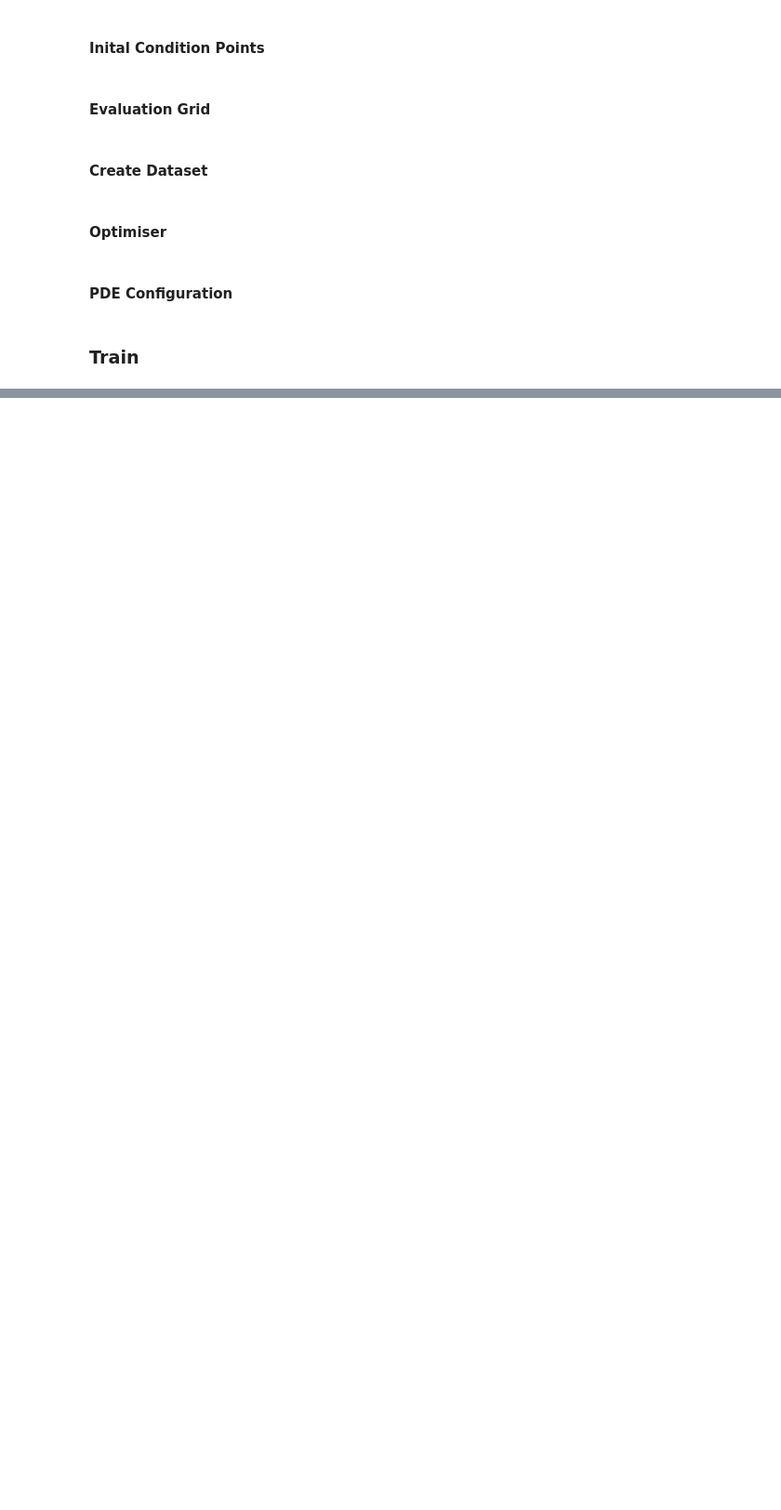
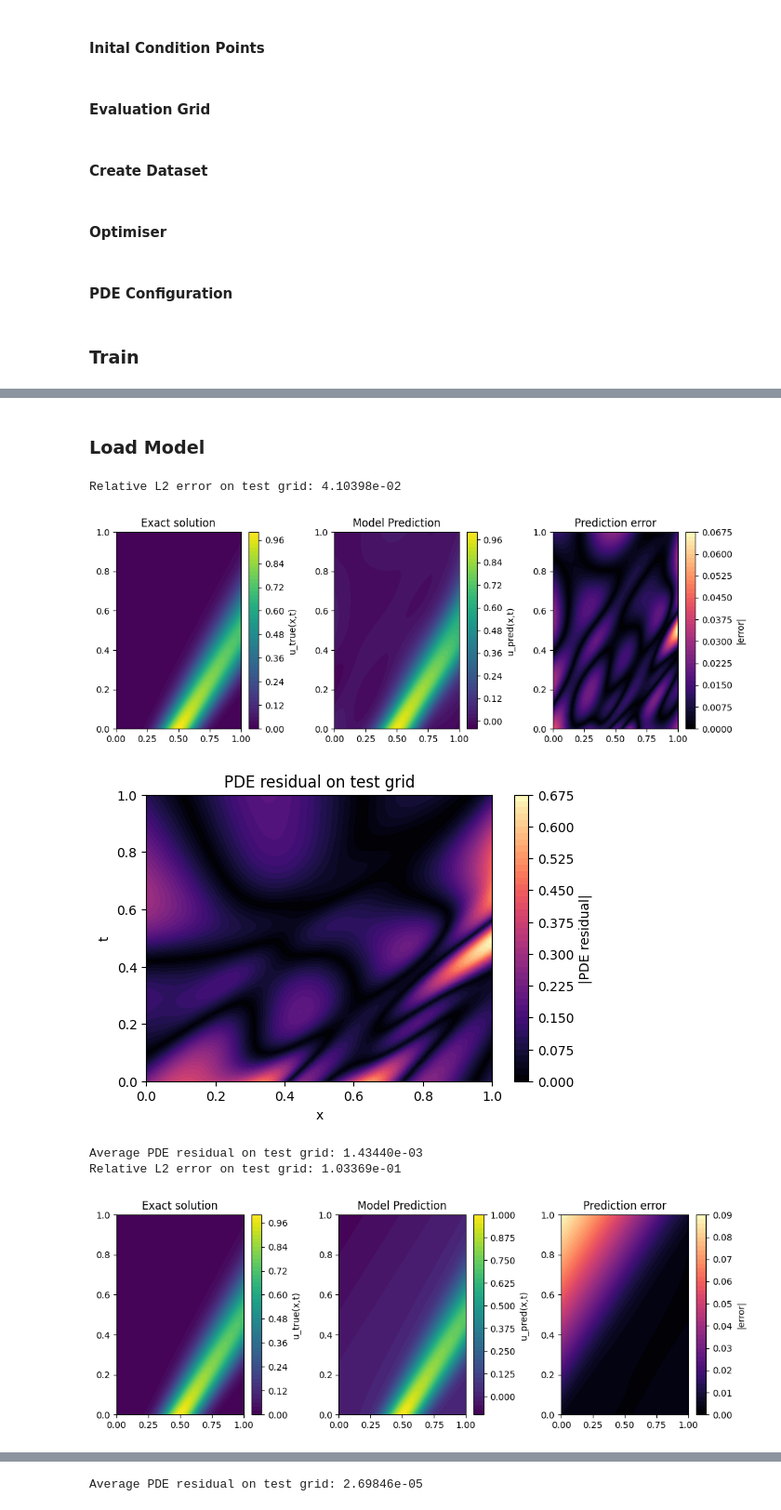
Before and after one commit to Saul-Harwin/PINNs-vs-Data-Driven-Neural-Networks-for-Fluid-Flow, a Jupyter notebook: main.ipynb, the cells around one changed output, grey strips where cells are left out. Shown at 93% size. Saved outputs shown, nothing was run; the diff lists cells and outputs as text; code cells hidden in the pictures; blank space fills up the shorter version.

```diff
--- a/main.ipynb
+++ b/main.ipynb
@@ -495,0 +810,44 @@ Step 25000 | Relative L2 Error: 2.6980e-02
+# %% [markdown]
+### Load Model
+# %%
+with torch.serialization.safe_globals([NNData, PDEConfig]):
+    nn_checkpoint = torch.load("nn_full_checkpoint.pth", weights_only=False)
+
+loaded_nn_model = FCN(2, 1, 32, 3)
+loaded_nn_model.load_state_dict(nn_checkpoint["model_state_dict"])
+loaded_nn_model.eval()
+
+loaded_nn_data = nn_checkpoint["data"]      # now safe
+loaded_nn_pde = nn_checkpoint["pde_params"]
+# %%
+with torch.serialization.safe_globals([PINNData, PDEConfig]):
+    pinn_checkpoint = torch.load("pinn_full_checkpoint.pth", weights_only=False)
+
+loaded_pinn_model = FCN(2, 1, 32, 3)
+loaded_pinn_model.load_state_dict(pinn_checkpoint["model_state_dict"])
+loaded_pinn_model.eval()
+
+loaded_pinn_data = pinn_checkpoint["data"]      # now safe
+loaded_pinn_pde  = pinn_checkpoint["pde_params"]
+# %%
+
+test_generalization(
+    model=loaded_nn_model,
+    data=loaded_nn_data,
+    pde_params=loaded_nn_pde,
+    test_points=100  # adjust resolution if desired
+)
+
+test_generalization(
+    model=loaded_pinn_model,
+    data=loaded_pinn_data,
+    pde_params=loaded_pinn_pde,
+    test_points=100  # adjust resolution if desired
+)
+# %% [output]
+Relative L2 error on test grid: 4.10398e-02
+[figure, added]
+[figure, added]
+Average PDE residual on test grid: 1.43440e-03
+Relative L2 error on test grid: 1.03369e-01
+[figure, added]
@@ -495,0 +855 @@ Step 25000 | Relative L2 Error: 2.6980e-02
+Average PDE residual on test grid: 2.69846e-05
```
Also changed, not shown: parts of 20 cells of this notebook, 6 other files.
